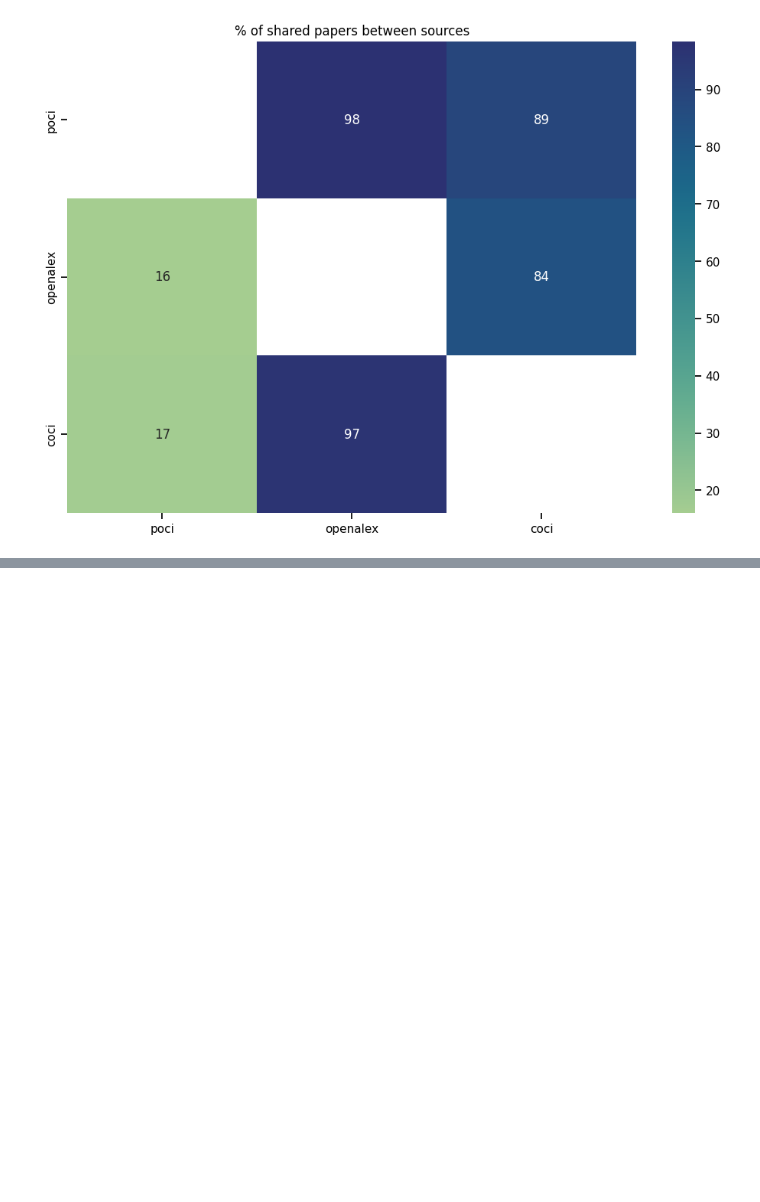
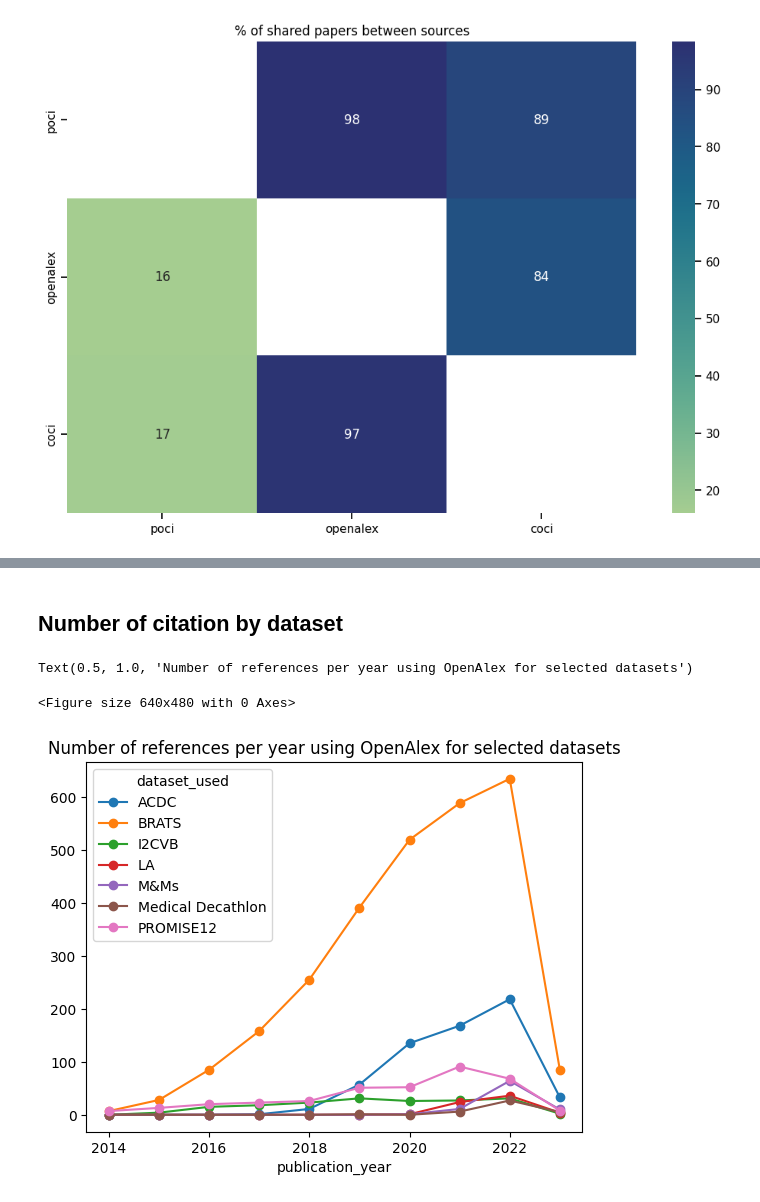
Before and after one commit to TheoSourget/DDSA_Sourget, a Jupyter notebook: code/other/CoverageAnalysis.ipynb, the cells around one changed output, grey strips where cells are left out. Drawn from its saved outputs; the diff is of its cells as text; code cells hidden in the pictures; blank space fills up the shorter version.

```diff
--- a/code/other/CoverageAnalysis.ipynb
+++ b/code/other/CoverageAnalysis.ipynb
@@ -193,0 +210,16 @@ sns.set_context("notebook")
+# %% [markdown]
+## Number of citation by dataset
+# %%
+df = pd.read_csv("../../results/extracted_csv/paper_openalex.csv")
+ax = df.groupby(["dataset_used","publication_year"]).count().unstack().reset_index()
+columns = ax["dataset_used"]
+ax = ax["name"].T
+ax.columns = columns
+ax = ax.replace(np.nan,0)
+plt.figure()
+ax.plot(style='o-')
+plt.title("Number of references per year using OpenAlex for selected datasets")
+# %% [output]
+Text(0.5, 1.0, 'Number of references per year using OpenAlex for selected datasets')
+<Figure size 640x480 with 0 Axes>
+[figure, added]
```
Also changed, not shown: parts of 4 cells of this notebook, 9 other files.
